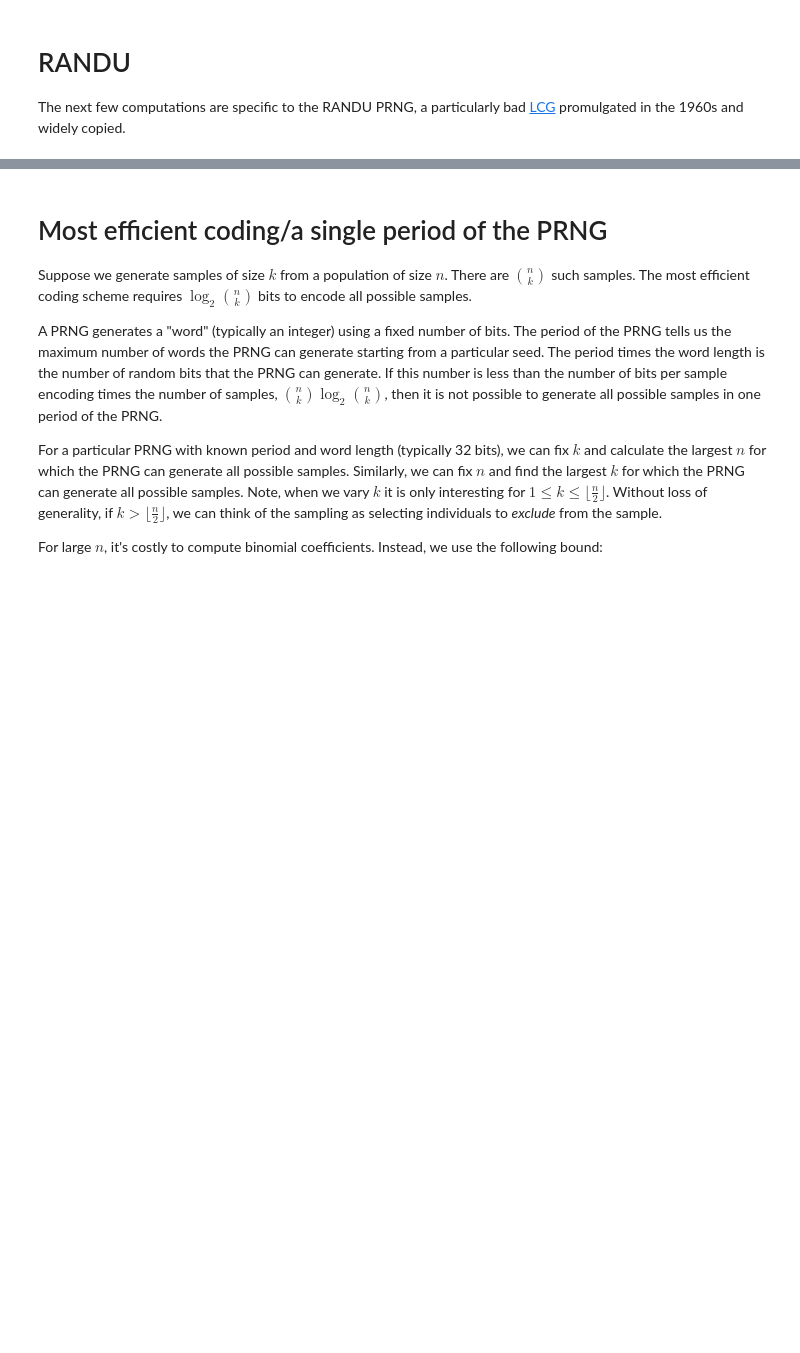
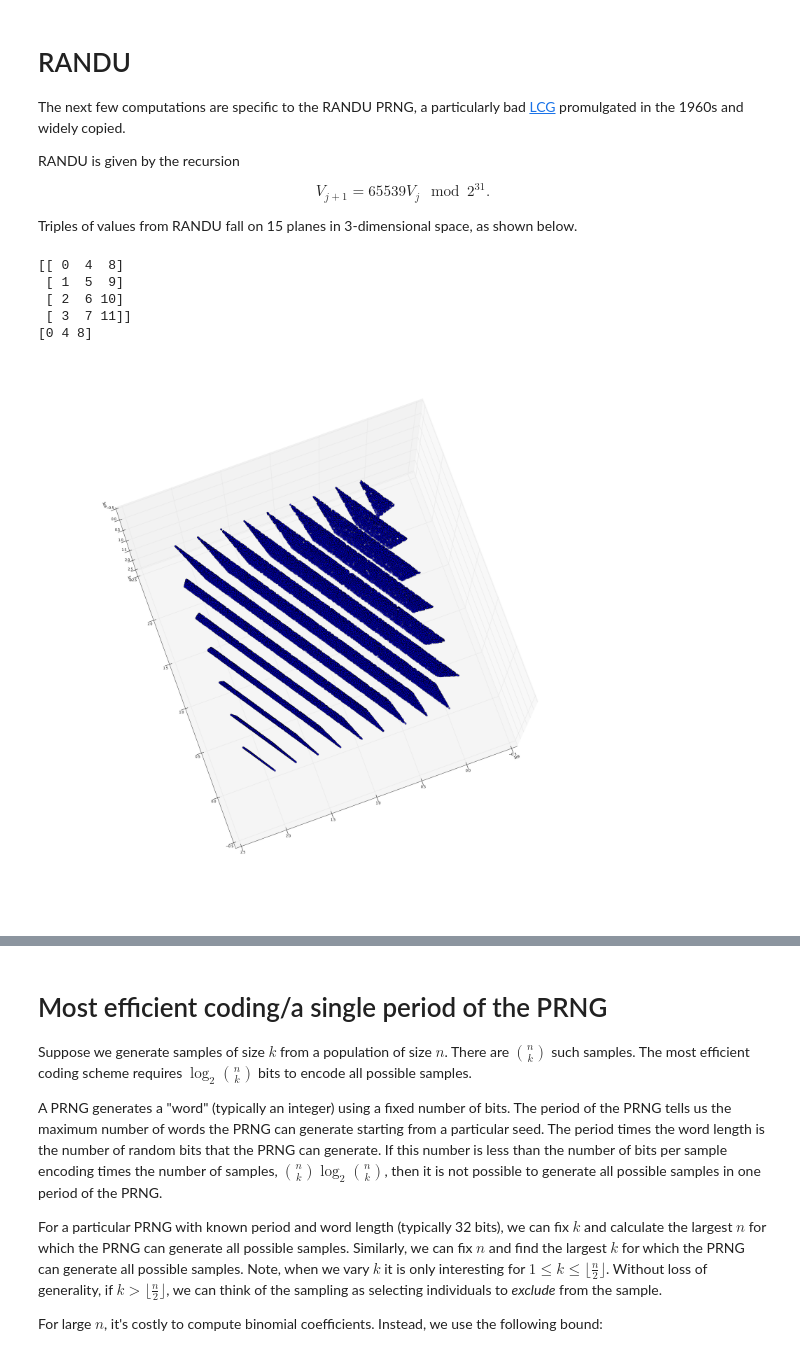
Before and after one commit to pbstark/pseudorandom, a Jupyter notebook: sample_counter.ipynb, the cells around one changed output, grey strips where cells are left out. Drawn from its saved outputs; the diff is of its cells as text; code cells hidden in the pictures; blank space fills up the shorter version.

Commit message:
progress with RANDU

```diff
--- a/sample_counter.ipynb
+++ b/sample_counter.ipynb
@@ -41,3 +48,9 @@ def sample_counter_lb(n, k, period, word_length):
 # %% [markdown]
 # RANDU
 The next few computations are specific to the RANDU PRNG, a particularly bad [LCG](https://en.wikipedia.org/wiki/Linear_congruential_generator) promulgated in the 1960s and widely copied.
+
+RANDU is given by the recursion
+
+$$ V_{j+1} = 65539 V_j \mod 2^{31}.$$
+
+Triples of values from RANDU fall on 15 planes in 3-dimensional space, as shown below.
@@ -44,3 +86,34 @@ The next few computations are specific to the RANDU PRNG, a particularly bad [LC
+# %%
+# generate triples using RANDU
+seed = 1234567890
+reps = 100000
+r = Randu(seed)
+urandTrips = np.reshape([r.next() for i in range(3*reps)],(reps,3)).T
+xs = urandTrips[0]
+ys = urandTrips[1]
+zs = urandTrips[2]
+
+test = np.reshape([0,1,2,3,4,5,6,7,8,9,10,11],(3,4)).T
+print test
+testx = test[0][:]
+print testx
+# %% [output]
+[[ 0  4  8]
+ [ 1  5  9]
+ [ 2  6 10]
+ [ 3  7 11]]
+[0 4 8]
+# %%
+fig = plt.figure()
+plt.rcParams['figure.figsize'] = (30.0, 30.0)
+ax = fig.add_subplot(111, projection='3d')
+ax.scatter(xs, ys, zs)
+
+ax.view_init(-100,110)
+
+plt.show()
+# %% [output]
+[figure, added]
 # %%
 randu_period = 2**29
 randu_word_length = 32
```
Also changed, not shown: parts of 14 cells of this notebook.
